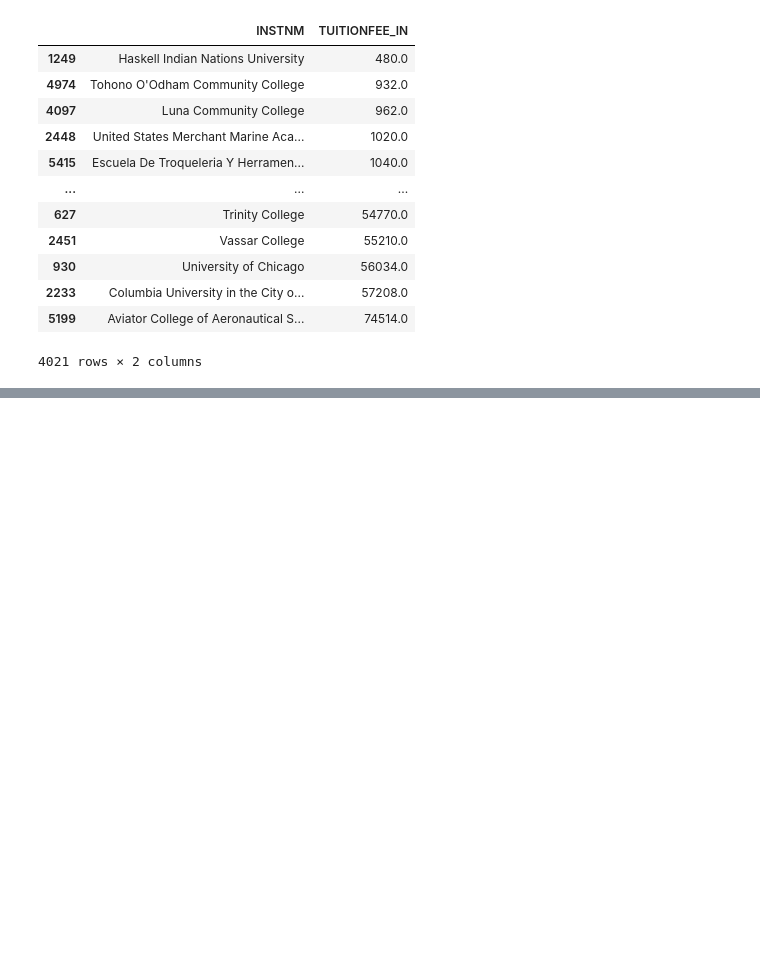
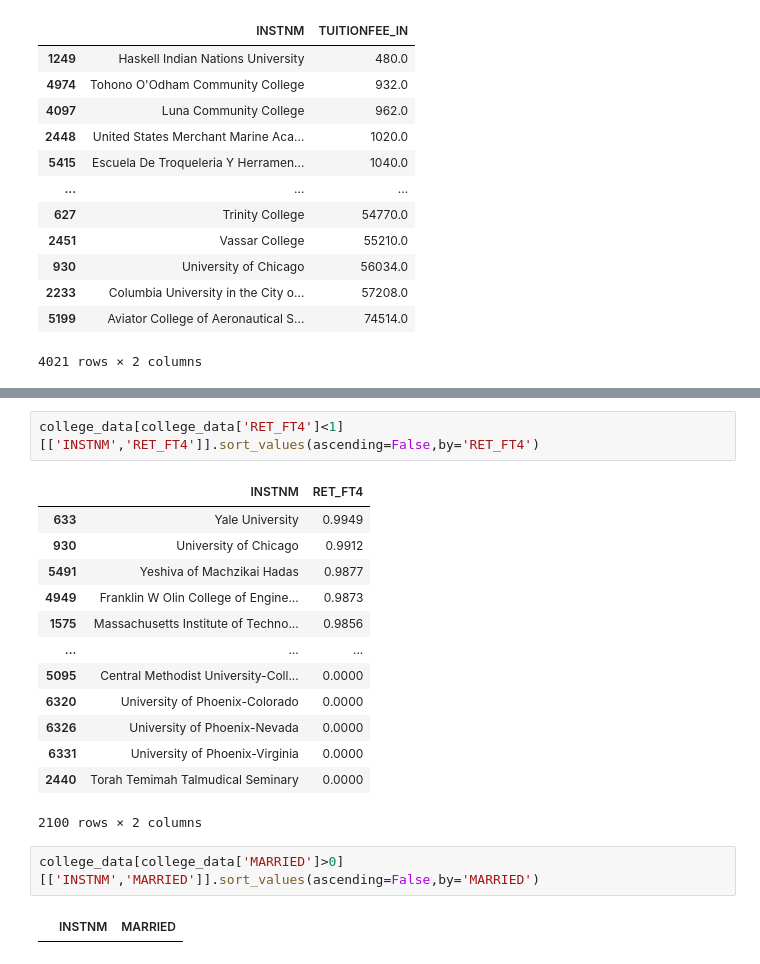
Before and after one commit to MikeDaBossss/College_scoreboard, a Jupyter notebook: College_scoreboard.ipynb, the cells around one changed output, grey strips where cells are left out. Drawn from its saved outputs; the diff is of its cells as text; blank space fills up the shorter version.

```diff
--- a/College_scoreboard.ipynb
+++ b/College_scoreboard.ipynb
@@ -251,3 +320,23 @@ college_data[college_data['TUITIONFEE_IN']>0][['INSTNM','TUITIONFEE_IN']].sort_v
+# %%
+college_data[college_data['RET_FT4']<1][['INSTNM','RET_FT4']].sort_values(ascending=False,by='RET_FT4')
+# %% [output]
+|  | INSTNM | RET_FT4 |
+| 633 | Yale University | 0.9949 |
+| 930 | University of Chicago | 0.9912 |
+| 5491 | Yeshiva of Machzikai Hadas | 0.9877 |
+| 4949 | Franklin W Olin College of Engine... | 0.9873 |
+| 1575 | Massachusetts Institute of Techno... | 0.9856 |
+| ... | ... | ... |
+| 5095 | Central Methodist University-Coll... | 0.0000 |
+| 6320 | University of Phoenix-Colorado | 0.0000 |
+| 6326 | University of Phoenix-Nevada | 0.0000 |
+| 6331 | University of Phoenix-Virginia | 0.0000 |
+| 2440 | Torah Temimah Talmudical Seminary | 0.0000 |
+2100 rows × 2 columns
+# %%
+college_data[college_data['MARRIED']>0][['INSTNM','MARRIED']].sort_values(ascending=False,by='MARRIED')
+# %% [output]
+|  | INSTNM | MARRIED |
 # %% [markdown]
 I should explore the data by finding out answers that I find interesting
 1. Best math schools by highest 75th percentile math sat
```
Also changed, not shown: parts of 9 cells of this notebook.
